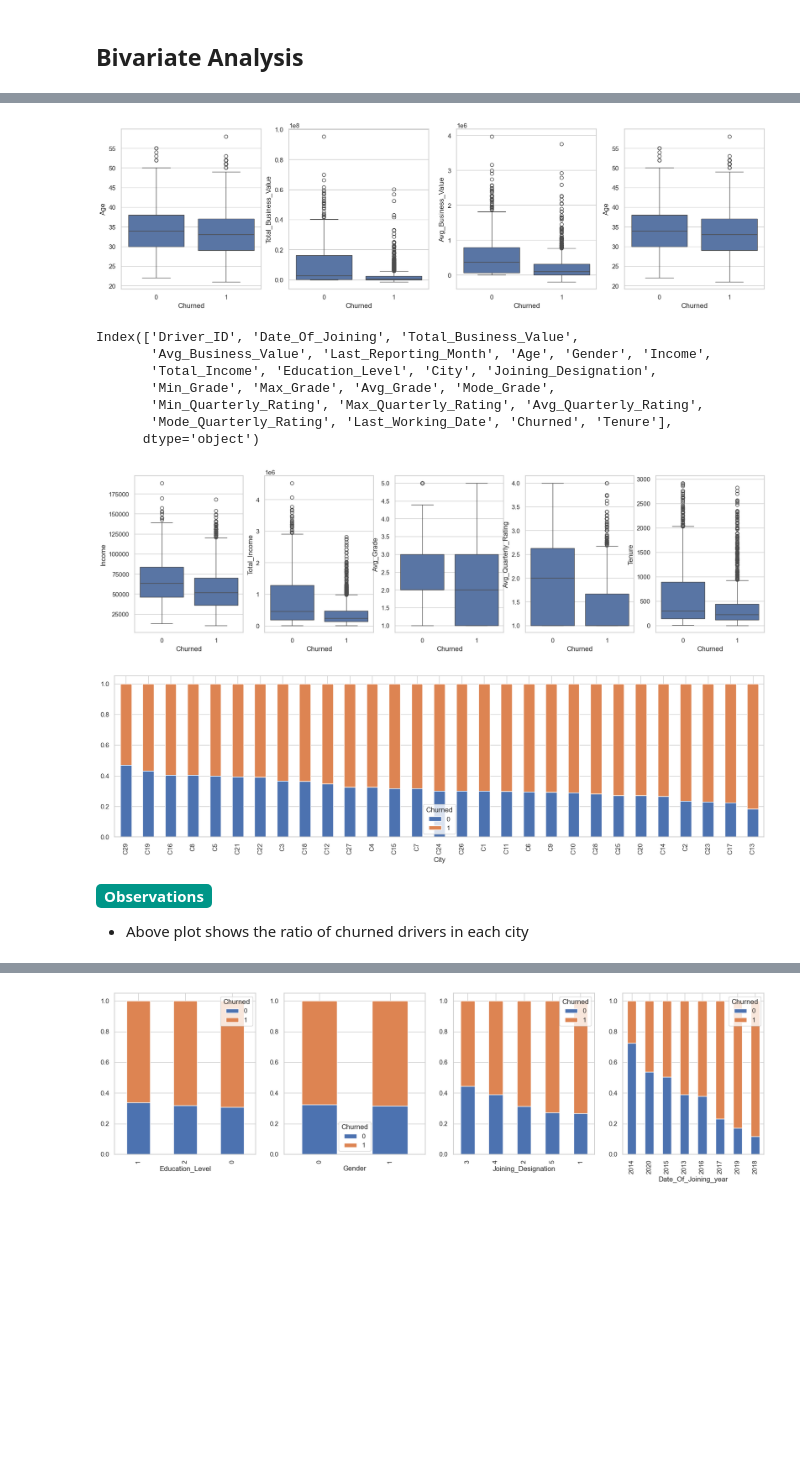
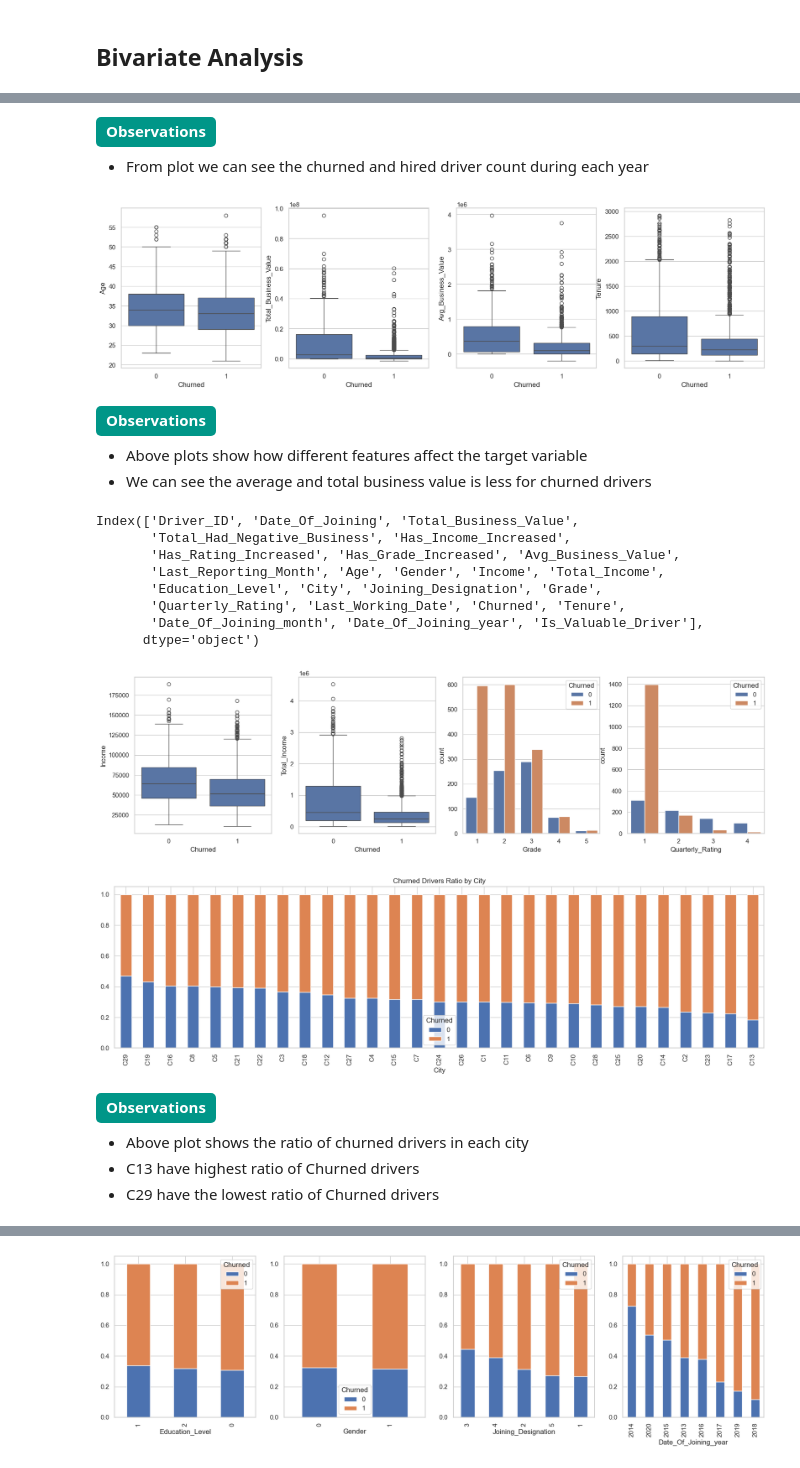
Before and after one commit to gautamnaik1994/OLA-Driver-Churn-ML-CaseStudy, a Jupyter notebook: CaseStudy.ipynb, the cells around one changed output, grey strips where cells are left out. Saved outputs shown, nothing was run; the diff lists cells and outputs as text; code cells hidden in the pictures; blank space fills up the shorter version.

```diff
--- a/CaseStudy.ipynb
+++ b/CaseStudy.ipynb
@@ -386,3 +467,5 @@ merged_df=merged_df.toPandas()
 # %%
 ola_df=pd.read_parquet("ola_driver_cleaned.parquet")
 merged_df=pd.read_parquet("ola_driver_merged.parquet")
+# %%
+merged_df["Last_Working_Date"] = pd.to_datetime(merged_df["Last_Working_Date"], errors="coerce")
@@ -459,38 +648,50 @@ sns.histplot(merged_df["Tenure"], kde=True, ax=ax[3]);
+# %% [markdown]
+<b style='padding: 4px 10px 6px 10px;border-radius: 5px;background: #009688;color: #fff;display: inline-block;'>Observations</b>
+- From plot we can see the churned and hired driver count during each year
 # %%
 fig, ax = plt.subplots(1, 4, figsize=(20, 5))
 
 sns.boxplot(data=merged_df, x="Churned", y="Age", ax=ax[0]);
 sns.boxplot(data=merged_df, x="Churned", y="Total_Business_Value", ax=ax[1]);
 sns.boxplot(data=merged_df, x="Churned", y="Avg_Business_Value", ax=ax[2]);
-sns.boxplot(data=merged_df, x="Churned", y="Age", ax=ax[3]);
+sns.boxplot(data=merged_df, x="Churned", y="Tenure", ax=ax[3]);
+# plt.tight_layout();
 # %% [output]
-[figure, old version]
+[figure, new version]
+# %% [markdown]
+<b style='padding: 4px 10px 6px 10px;border-radius: 5px;background: #009688;color: #fff;display: inline-block;'>Observations</b>
+
+- Above plots show how different features affect the target variable
+- We can see the average and total business value is less for churned drivers
 # %%
 merged_df.columns
 # %% [output]
 Index(['Driver_ID', 'Date_Of_Joining', 'Total_Business_Value',
-       'Avg_Business_Value', 'Last_Reporting_Month', 'Age', 'Gender', 'Income',
-       'Total_Income', 'Education_Level', 'City', 'Joining_Designation',
-       'Min_Grade', 'Max_Grade', 'Avg_Grade', 'Mode_Grade',
-       'Min_Quarterly_Rating', 'Max_Quarterly_Rating', 'Avg_Quarterly_Rating',
-       'Mode_Quarterly_Rating', 'Last_Working_Date', 'Churned', 'Tenure'],
+       'Total_Had_Negative_Business', 'Has_Income_Increased',
+       'Has_Rating_Increased', 'Has_Grade_Increased', 'Avg_Business_Value',
+       'Last_Reporting_Month', 'Age', 'Gender', 'Income', 'Total_Income',
+       'Education_Level', 'City', 'Joining_Designation', 'Grade',
+       'Quarterly_Rating', 'Last_Working_Date', 'Churned', 'Tenure',
+       'Date_Of_Joining_month', 'Date_Of_Joining_year', 'Is_Valuable_Driver'],
       dtype='object')
 # %%
-fig, ax = plt.subplots(1, 5, figsize=(20, 5))
+fig, ax = plt.subplots(1, 4, figsize=(20, 5))
 
 sns.boxplot(data=merged_df, x="Churned", y="Income", ax=ax[0]);
 sns.boxplot(data=merged_df, x="Churned", y="Total_Income", ax=ax[1]);
-sns.boxplot(data=merged_df, x="Churned", y="Avg_Grade", ax=ax[2]);
-sns.boxplot(data=merged_df, x="Churned", y="Avg_Quarterly_Rating", ax=ax[3]);
-sns.boxplot(data=merged_df, x="Churned", y="Tenure", ax=ax[4]);
+sns.countplot(data=merged_df, x="Grade", hue="Churned", ax=ax[2]);
+sns.countplot(data=merged_df, x="Quarterly_Rating", hue="Churned", ax=ax[3]);
 # %% [output]
-[figure, old version]
+[figure, new version]
 # %%
 pd.crosstab(merged_df["City"], merged_df["Churned"],  normalize="index").sort_values(1).plot(kind="bar", stacked=True, figsize=(20, 5));
+plt.title("Churned Drivers Ratio by City");
 # %% [output]
-[figure, old version]
+[figure, new version]
 # %% [markdown]
-<b style='padding: 2px 8px;border-radius: 5px;background: #009688;color: #fff;display: inline-block;'>Observations</b>
+<b style='padding: 4px 10px 6px 10px;border-radius: 5px;background: #009688;color: #fff;display: inline-block;'>Observations</b>
 
 - Above plot shows the ratio of churned drivers in each city
+- C13 have highest ratio of Churned drivers
+- C29 have the lowest ratio of Churned drivers
 # %%
```
Also changed, not shown: parts of 183 cells of this notebook, 1 other file.
